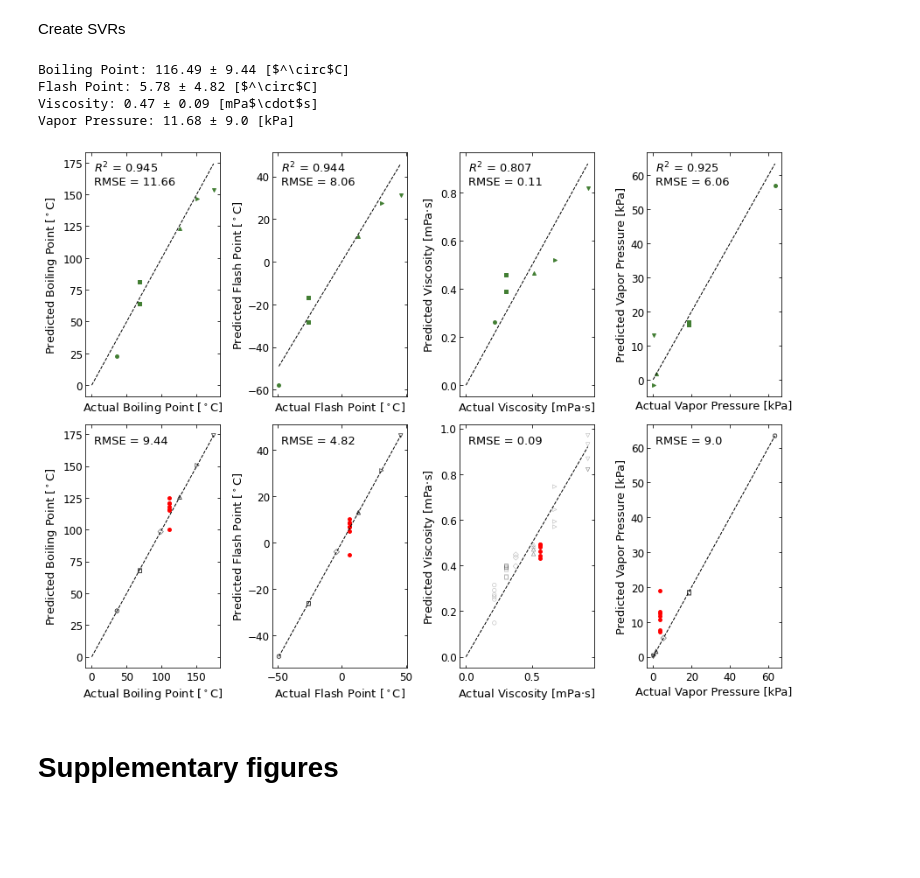
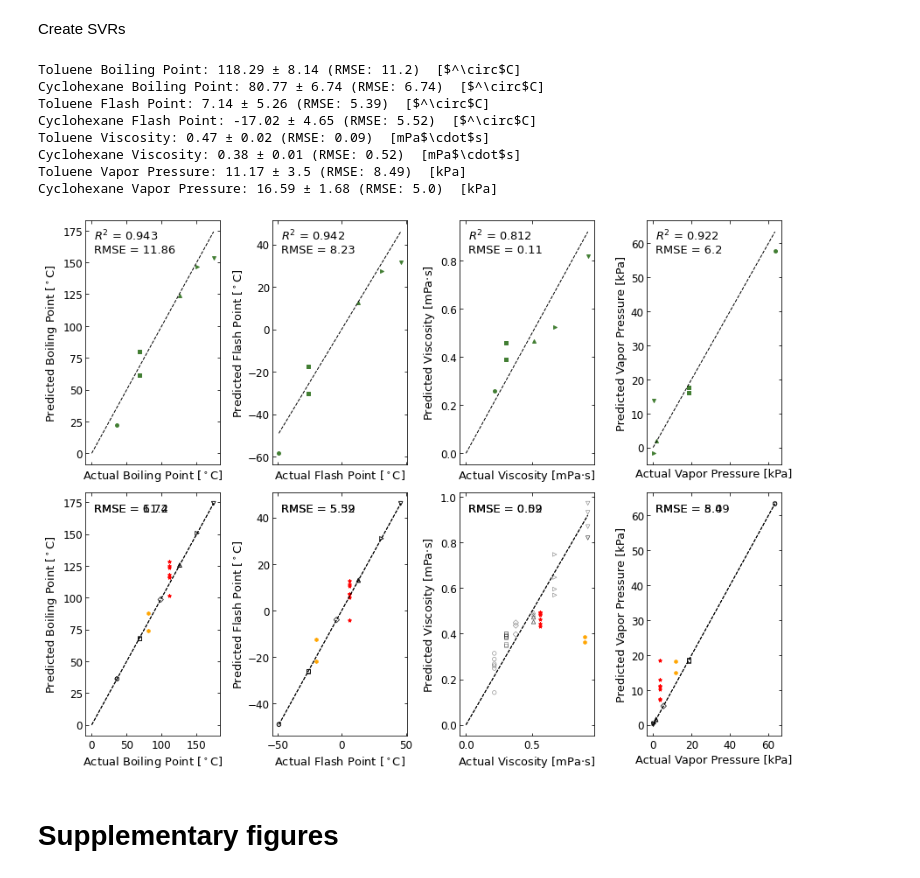
Before and after one commit to soerenbrandt/sniffing-sensor, a Jupyter notebook: figures/Fig5 - Property prediction.ipynb, the cells around one changed output. Drawn from its saved outputs; the diff is of its cells as text; code cells hidden in the pictures; blank space fills up the shorter version.

```diff
--- a/figures/Fig5 - Property prediction.ipynb
+++ b/figures/Fig5 - Property prediction.ipynb
@@ -23,7 +23,7 @@ from data.utils import train_test_split, sort_by_set
 SEED = 0
 
 PROPERTIES = ['Boiling Point', 'Flash Point', 'Viscosity', 'Vapor Pressure']
-MARKER_DICT = dict([('Pentane','o'), ('Hexane','s'), ('Heptane','D'), ('Octane','^'), ('Nonane','>'), ('Decane','v')])
+MARKER_DICT = dict([('Pentane','o'), ('Hexane','s'), ('Heptane','D'), ('Octane','^'), ('Nonane','>'), ('Decane','v'), ('Toluene','*'), ('Cyclohexane','h')])
 # %% [markdown]
 #### Functions
 # %%
@@ -65,7 +65,7 @@ def predict_property(property_, train_set, train_derivs, kernel = 'rbf'):
     return SVR
 
 
-def plot_property(ax, property_, SVR, test_set, test_derivs, train_set, train_derivs, label = 'Toluene prediction', color = 'r'):
+def plot_property(ax, property_, SVR, test_set, test_derivs, train_set, train_derivs=None, label = 'Toluene prediction', color = 'r', **kwargs):
     if property_ in ['Boiling Point', 'Flash Point']:
         adj_axes = 273.15
     elif property_ in ['Vapor Pressure', 'Viscosity']:
@@ -96,7 +96,7 @@ def plot_property(ax, property_, SVR, test_set, test_derivs, train_set, train_de
     # plot line representing 1:1 correspondence
     ax.plot(np.linspace(np.min(np.append(train_lbl-adj_axes,0)),np.max(train_lbl-adj_axes),100),np.linspace(np.min(np.append(train_lbl-adj_axes,0)),np.max(train_lbl-adj_axes),100),'--',c='k',linewidth=1)
 
-    if score > 0.5:
+    if train_derivs is None:
         # scatter predictions
         #ax.scatter(np.array(test_lbl-adj_axes),np.array(predicted-adj_axes),c=np.array([82/255., 157/255., 64/255.])*0.8,s=15, label = "Alkane prediction")
         for ind,lbl in enumerate([key for key,values in test_set.items() for value in values]):
@@ -109,16 +109,16 @@ def plot_property(ax, property_, SVR, test_set, test_derivs, train_set, train_de
         fitted = SVR.predict(train_derivs)
 
         # scatter predictions
-        ax.scatter(np.array(test_lbl-adj_axes),np.array(predicted-adj_axes),c=color, marker='o',s=15, label = label)
+        ax.scatter(np.array(test_lbl-adj_axes),np.array(predicted-adj_axes),c=color, marker=MARKER_DICT[list(test_set.keys())[0]],s=15, label=label)
 
         # scatter training
         #ax.scatter(np.array(train_lbl-adj_axes),np.array(fitted-adj_axes),c='None', marker='s',s=20,edgecolors=(0, 0, 0), alpha=0.3,linewidths=0.5, label = "Alkane training") # previous edgecolor = (68/255., 114/255., 196/255.) with alpha = None
         for ind,lbl in enumerate([key for key,values in train_set.items() for value in values]):
-            ax.scatter(np.array(train_lbl[ind]-adj_axes),np.array(fitted[ind]-adj_axes),c='None', marker=MARKER_DICT[lbl],s=20,edgecolors=(0, 0, 0), alpha=0.3,linewidths=0.5, label = "Alkane training")
+            ax.scatter(np.array(train_lbl[ind]-adj_axes),np.array(fitted[ind]-adj_axes),c='None', marker=MARKER_DICT[lbl],s=20,edgecolors=(0, 0, 0), alpha=kwargs.get("train_alpha", 0.3),linewidths=0.5, label = "Alkane training")
 
         # label
         ax.text(0.065,0.955, "RMSE = "+str(round(np.sqrt(np.sum((predicted-actual)**2)/N),2)), fontsize=13, verticalalignment='top', transform = ax.transAxes)
-        print(property_ + ': ' + str(np.mean(predicted-adj_axes).round(2)) + ' ± ' + str(round(np.sqrt(np.sum((predicted-actual)**2)/N),2)) + unit[property_])
+        print(f"{property_}: {np.mean(predicted-adj_axes).round(2)} ± {np.std(predicted-adj_axes).round(2)} (RMSE: {round(np.sqrt(np.sum((predicted-actual)**2)/N),2)}) {unit[property_]}")
 
     #plt.legend(loc="lower right", fontsize = 12, markerscale = 1.5)
     plt.tight_layout()
@@ -205,12 +190,12 @@ Length of experimental set loaded: 38
 # %% [markdown]
 ## Unknown analyte
 # %%
-toluene_set = PureCompounds(['Toluene'], filters=filters)
+ood_set = PureCompounds(['Toluene', 'Cyclohexane'], filters=filters)
 # %% [markdown]
 Load dataset
 # %%
-toluene_derivs, toluene_labels = DataLoader(toluene_set, transforms=[DerivTransform, NormalizeTransform]).load()
+ood_derivs, _ = DataLoader(ood_set, transforms=[DerivTransform, NormalizeTransform]).load()
 
-toluene_test_derivs, _ = sort_by_set(toluene_derivs, toluene_set)
+ood_test_derivs, ood_labels = sort_by_set(ood_derivs, ood_set)
 # %% [output]
 Loading experimental data
@@ -230,24 +214,34 @@ for property_ in PROPERTIES:
 # %%
 fig, ax = plt.subplots(2, len(SVR), sharex='col', sharey=False);
 fig.set_figwidth(12)
 fig.set_figheight(9)
 
+COLORS = {
+    "Toluene": "r",
+    "Cyclohexane": "orange"
+}
+
 for a, property_ in enumerate(PROPERTIES):
-    plot_property(ax[0,a], property_, SVR[property_], test_set, test_derivs, train_set, train_derivs);
-    plot_property(ax[1,a], property_, SVR[property_], toluene_set, toluene_test_derivs, train_set, train_derivs);
+    plot_property(ax[0,a], property_, SVR[property_], test_set, test_derivs, train_set);
+    for chem, items in ood_set.items():
+        print(chem, end=" ")
+        plot_property(ax[1,a], property_, SVR[property_], {chem: ood_set[chem]}, [ood_test_derivs[idx] for idx,lbl in enumerate(ood_labels) if lbl==chem], train_set, train_derivs, color=COLORS[chem]);
 
 for a in ax.flatten():
     if a.get_legend() != None:
         a.get_legend().remove()
 
-#ax[0,0].legend(loc="lower right", fontsize = legendsize, markerscale = 1.5);
-#ax[1,0].legend(loc="lower right", fontsize = legendsize, markerscale = 1.5);
+# fig.savefig('./Fig5 - Predicting physical properties.svg', dpi=1200)
 # %% [output]
-Boiling Point: 116.49 ± 9.44 [$^\circ$C]
-Flash Point: 5.78 ± 4.82 [$^\circ$C]
-Viscosity: 0.47 ± 0.09 [mPa$\cdot$s]
-Vapor Pressure: 11.68 ± 9.0 [kPa]
+Toluene Boiling Point: 118.29 ± 8.14 (RMSE: 11.2)  [$^\circ$C]
+Cyclohexane Boiling Point: 80.77 ± 6.74 (RMSE: 6.74)  [$^\circ$C]
+Toluene Flash Point: 7.14 ± 5.26 (RMSE: 5.39)  [$^\circ$C]
+Cyclohexane Flash Point: -17.02 ± 4.65 (RMSE: 5.52)  [$^\circ$C]
+Toluene Viscosity: 0.47 ± 0.02 (RMSE: 0.09)  [mPa$\cdot$s]
+Cyclohexane Viscosity: 0.38 ± 0.01 (RMSE: 0.52)  [mPa$\cdot$s]
+Toluene Vapor Pressure: 11.17 ± 3.5 (RMSE: 8.49)  [kPa]
+Cyclohexane Vapor Pressure: 16.59 ± 1.68 (RMSE: 5.0)  [kPa]
-[figure, old version]
+[figure, new version]
 # %% [markdown]
 # Supplementary figures
 # %% [markdown]
```
Also changed, not shown: parts of 26 cells of this notebook, 6 other files.
